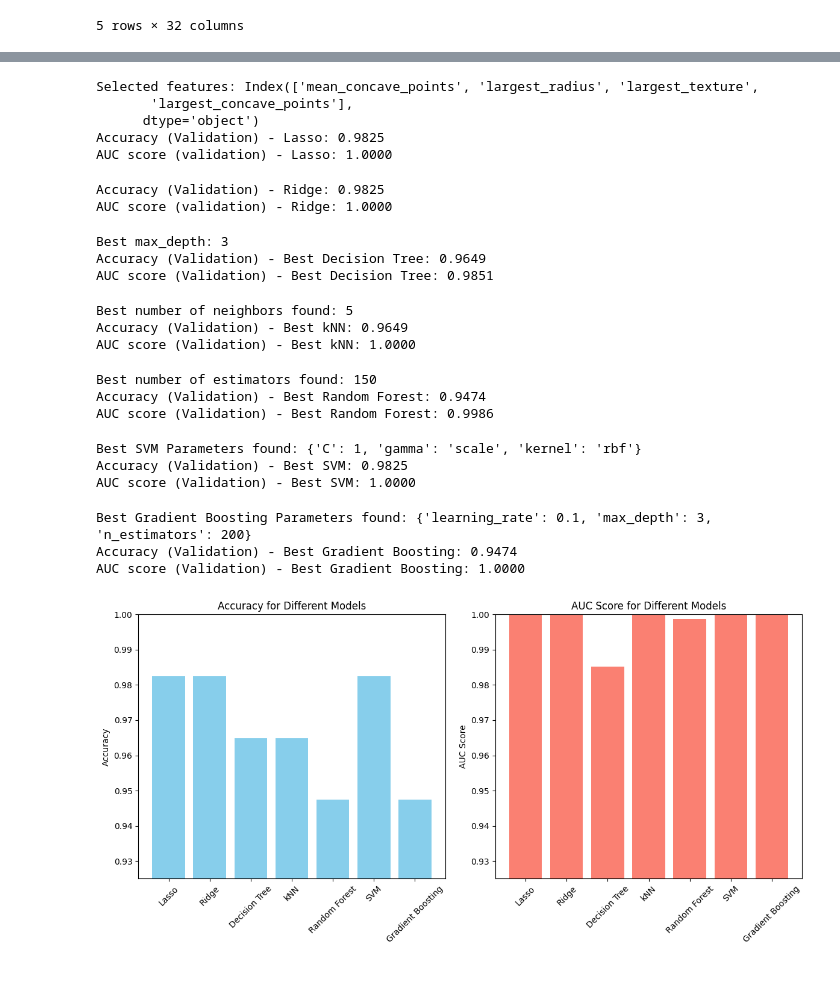
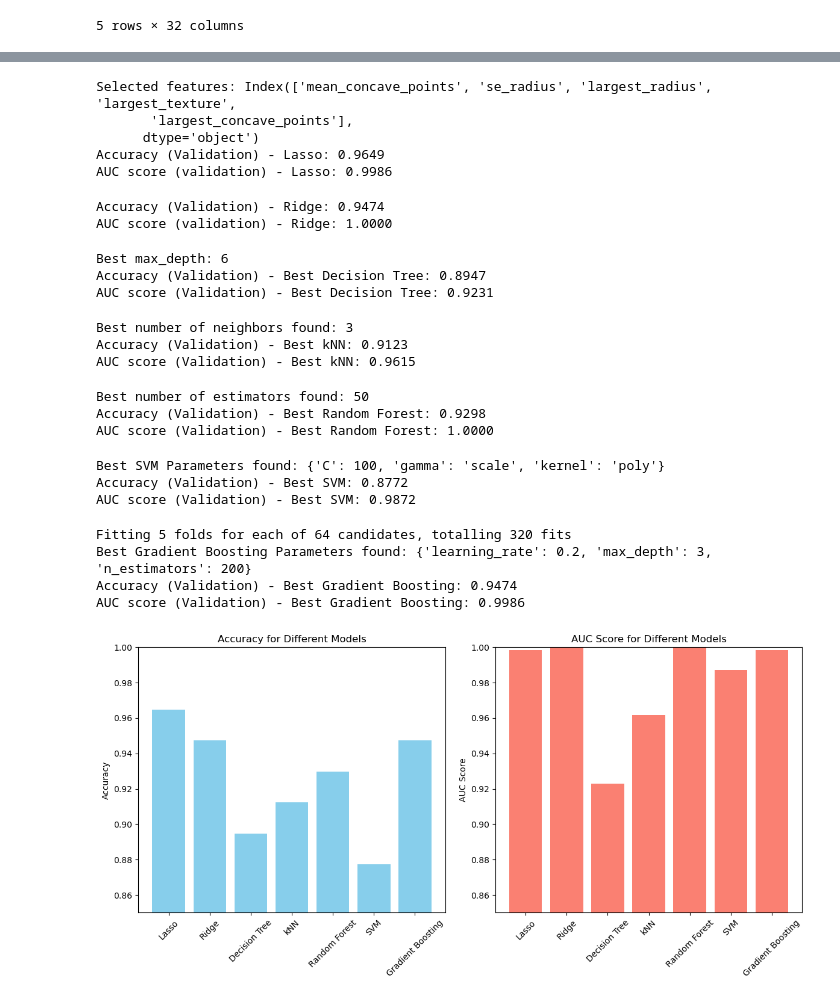
Before and after one commit to jbrottier/stat451project, a Jupyter notebook: Sample.ipynb, the cells around one changed output, grey strips where cells are left out. Drawn from its saved outputs; the diff is of its cells as text; code cells hidden in the pictures.

```diff
--- a/Sample.ipynb
+++ b/Sample.ipynb
@@ -96,7 +136,7 @@ X_test_scaled = scaler.transform(X_test)
 # %%
 # Creating the logistic regression model with LASSO
 lasso_model = LogisticRegression(random_state=42, penalty='l1', solver='saga', C=0.05, max_iter=10000) # C doesn't have to be used but reduces the amount of features selected
-lasso_model.fit(X_train_scaled, y_train)
+lasso_model.fit(X_resampled_scaled, y_resampled)
 
 # Showing the coefficients
 cfs = lasso_model.coef_[0]
@@ -115,15 +155,15 @@ print(f"Accuracy (Validation) - Lasso: {l_acc:.4f}")
 l_auc = roc_auc_score(y_val, y_pred_prob_l)
 print(f"AUC score (validation) - Lasso: {l_auc:.4f}")
 # %% [output]
-Selected features: Index(['mean_concave_points', 'largest_radius', 'largest_texture',
+Selected features: Index(['mean_concave_points', 'se_radius', 'largest_radius', 'largest_texture',
        'largest_concave_points'],
       dtype='object')
-Accuracy (Validation) - Lasso: 0.9825
-AUC score (validation) - Lasso: 1.0000
+Accuracy (Validation) - Lasso: 0.9649
+AUC score (validation) - Lasso: 0.9986
 # %%
 # Creating the logistic regression model with RIDGE
 ridge_model = LogisticRegression(random_state=42, penalty='l2', solver='saga', C=0.05, max_iter=10000)
-ridge_model.fit(X_train_scaled, y_train)
+ridge_model.fit(X_resampled_scaled, y_resampled)
 
 # Predict probabilities for the positive class
 y_pred_prob_r = ridge_model.predict_proba(X_val_scaled)[:, 1]
@@ -137,7 +177,7 @@ print(f"Accuracy (Validation) - Ridge: {r_acc:.4f}")
 r_auc = roc_auc_score(y_val, y_pred_prob_r)
 print(f"AUC score (validation) - Ridge: {r_auc:.4f}")
 # %% [output]
-Accuracy (Validation) - Ridge: 0.9825
+Accuracy (Validation) - Ridge: 0.9474
 AUC score (validation) - Ridge: 1.0000
 # %%
 # Training Decision Tree Model using a Grid Search
@@ -148,7 +188,7 @@ md = {'max_depth': range(1, 16)}
 grid_search = GridSearchCV(estimator=tree_model, param_grid=md, cv=5, scoring='accuracy')
 
 # Fit the model and best parameters
-grid_search.fit(X_train_scaled, y_train)
+grid_search.fit(X_resampled_scaled, y_resampled)
 best_md = grid_search.best_params_['max_depth']
 best_model = grid_search.best_estimator_
 print(f"Best max_depth: {best_md}")
@@ -164,9 +204,9 @@ t_auc = roc_auc_score(y_val, y_pred_prob_t)
 print(f"Accuracy (Validation) - Best Decision Tree: {t_accuracy:.4f}")
 print(f"AUC score (Validation) - Best Decision Tree: {t_auc:.4f}")
 # %% [output]
-Best max_depth: 3
-Accuracy (Validation) - Best Decision Tree: 0.9649
-AUC score (Validation) - Best Decision Tree: 0.9851
+Best max_depth: 6
+Accuracy (Validation) - Best Decision Tree: 0.8947
+AUC score (Validation) - Best Decision Tree: 0.9231
 # %%
 # Training K-NN using a grid search
 knn_model = KNeighborsClassifier()
@@ -176,7 +216,7 @@ nn = {'n_neighbors': range(2, 21)}
 grid_search_knn = GridSearchCV(estimator=knn_model, param_grid=nn, cv=5, scoring='accuracy')
 
 # Fit the model and get best parameters
-grid_search_knn.fit(X_train_scaled, y_train)
+grid_search_knn.fit(X_resampled_scaled, y_resampled)
 best_nn = grid_search_knn.best_params_['n_neighbors']
 best_knn_model = grid_search_knn.best_estimator_
 print(f"Best number of neighbors found: {best_nn}")
@@ -192,9 +232,9 @@ knn_auc = roc_auc_score(y_val, y_pred_prob_knn)
 print(f"Accuracy (Validation) - Best kNN: {knn_acc:.4f}")
 print(f"AUC score (Validation) - Best kNN: {knn_auc:.4f}")
 # %% [output]
-Best number of neighbors found: 5
-Accuracy (Validation) - Best kNN: 0.9649
-AUC score (Validation) - Best kNN: 1.0000
+Best number of neighbors found: 3
+Accuracy (Validation) - Best kNN: 0.9123
+AUC score (Validation) - Best kNN: 0.9615
 # %%
 # Creating the forest model using grid search
 rf_model = RandomForestClassifier(random_state=42)
@@ -204,7 +244,7 @@ ne = {'n_estimators': [50, 100, 150, 200, 250, 300]}
 grid_search_rf = GridSearchCV(estimator=rf_model, param_grid=ne, cv=5, scoring='accuracy')
 
 # Fit the model and get best parameters
-grid_search_rf.fit(X_train_scaled, y_train)
+grid_search_rf.fit(X_resampled_scaled, y_resampled)
 best_ne = grid_search_rf.best_params_['n_estimators']
 best_rf_model = grid_search_rf.best_estimator_
 print(f"Best number of estimators found: {best_ne}")
@@ -220,9 +260,9 @@ rf_auc = roc_auc_score(y_val, y_pred_prob_rf)
 print(f"Accuracy (Validation) - Best Random Forest: {rf_acc:.4f}")
 print(f"AUC score (Validation) - Best Random Forest: {rf_auc:.4f}")
 # %% [output]
-Best number of estimators found: 150
-Accuracy (Validation) - Best Random Forest: 0.9474
-AUC score (Validation) - Best Random Forest: 0.9986
+Best number of estimators found: 50
+Accuracy (Validation) - Best Random Forest: 0.9298
+AUC score (Validation) - Best Random Forest: 1.0000
 # %%
 # Creating the SVM model
 svm_model = SVC(random_state=42, probability=True)
@@ -236,7 +276,7 @@ grid_svm = {
 grid_search_svm = GridSearchCV(estimator=svm_model, param_grid=grid_svm, cv=5, scoring='accuracy')
 
 # Fitting the model and getting parameters
-grid_search_svm.fit(X_train_scaled, y_train)
+grid_search_svm.fit(X_resampled_scaled, y_resampled)
 best_svm_params = grid_search_svm.best_params_
 best_svm_model = grid_search_svm.best_estimator_
 print(f"Best SVM Parameters found: {best_svm_params}")
@@ -252,9 +292,9 @@ svm_auc = roc_auc_score(y_val, y_pred_prob_svm)
 print(f"Accuracy (Validation) - Best SVM: {svm_acc:.4f}")
 print(f"AUC score (Validation) - Best SVM: {svm_auc:.4f}")
 # %% [output]
-Best SVM Parameters found: {'C': 1, 'gamma': 'scale', 'kernel': 'rbf'}
-Accuracy (Validation) - Best SVM: 0.9825
-AUC score (Validation) - Best SVM: 1.0000
+Best SVM Parameters found: {'C': 100, 'gamma': 'scale', 'kernel': 'poly'}
+Accuracy (Validation) - Best SVM: 0.8772
+AUC score (Validation) - Best SVM: 0.9872
 # %%
 # Create the Gradient Boosting model
 gb_model = GradientBoostingClassifier(random_state=42)
@@ -271,7 +311,7 @@ param_grid_gb = {
 grid_search_gb = GridSearchCV(estimator=gb_model, param_grid=param_grid_gb, cv=5, scoring='accuracy', verbose = 1) # Added verbose to show combinations
 
 # Fit the model with grid search and get parameters
-grid_search_gb.fit(X_train_scaled, y_train)
+grid_search_gb.fit(X_resampled_scaled, y_resampled)
 best_gb_params = grid_search_gb.best_params_
 best_gb_model = grid_search_gb.best_estimator_
 print(f"Best Gradient Boosting Parameters found: {best_gb_params}")
@@ -288,36 +328,37 @@ gb_auc = roc_auc_score(y_val, y_pred_prob_gb)
 print(f"Accuracy (Validation) - Best Gradient Boosting: {gb_acc:.4f}")
 print(f"AUC score (Validation) - Best Gradient Boosting: {gb_auc:.4f}")
 # %% [output]
-Best Gradient Boosting Parameters found: {'learning_rate': 0.1, 'max_depth': 3, 'n_estimators': 200}
+Fitting 5 folds for each of 64 candidates, totalling 320 fits
+Best Gradient Boosting Parameters found: {'learning_rate': 0.2, 'max_depth': 3, 'n_estimators': 200}
 Accuracy (Validation) - Best Gradient Boosting: 0.9474
-AUC score (Validation) - Best Gradient Boosting: 1.0000
+AUC score (Validation) - Best Gradient Boosting: 0.9986
 # %%
 # Showing the Scores for all the models
 models = ["Lasso", "Ridge", "Decision Tree", "kNN", "Random Forest", "SVM", "Gradient Boosting"]
 all_acc = [l_acc, r_acc, t_accuracy, knn_acc, rf_acc, svm_acc, gb_acc]
 all_auc = [l_auc, r_auc, t_auc, knn_auc, rf_auc, svm_auc, gb_auc]
 
 # Creating the Plots
 x = np.arange(len(models))
 plt.figure(figsize=(12, 6))
 
 # Accuracy
 plt.subplot(1, 2, 1)
 plt.bar(x, all_acc, color='skyblue')
 plt.xticks(x, models, rotation=45)
 plt.ylabel('Accuracy')
 plt.title('Accuracy for Different Models')
-plt.ylim(0.925, 1)
+plt.ylim(0.85, 1)
 
 # AUC
 plt.subplot(1, 2, 2)
 plt.bar(x, all_auc, color='salmon')
 plt.xticks(x, models, rotation=45)
 plt.ylabel('AUC Score')
 plt.title('AUC Score for Different Models')
-plt.ylim(0.925, 1)
+plt.ylim(0.85, 1)
 
 plt.tight_layout()
 plt.show()
 # %% [output]
-[figure, old version]
+[figure, new version]
```
Also changed, not shown: parts of 5 cells of this notebook.
